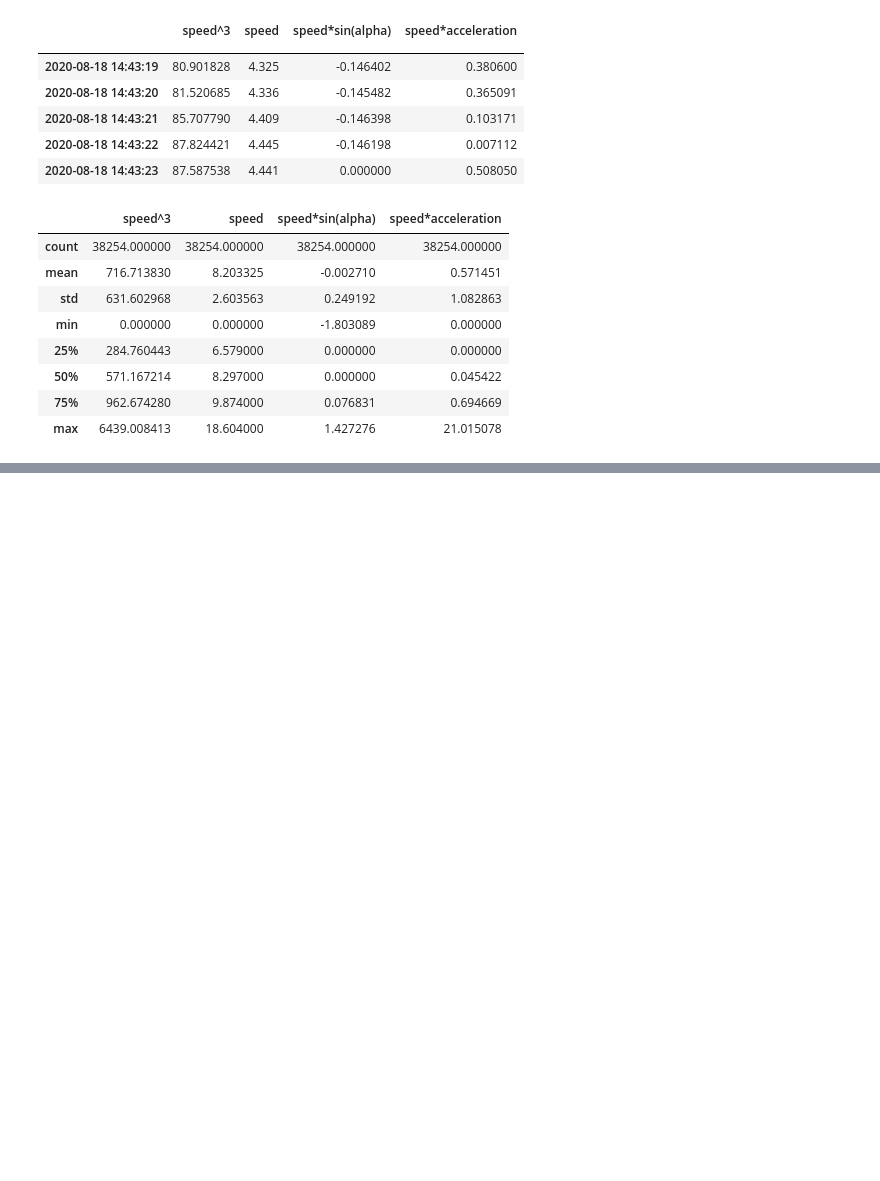
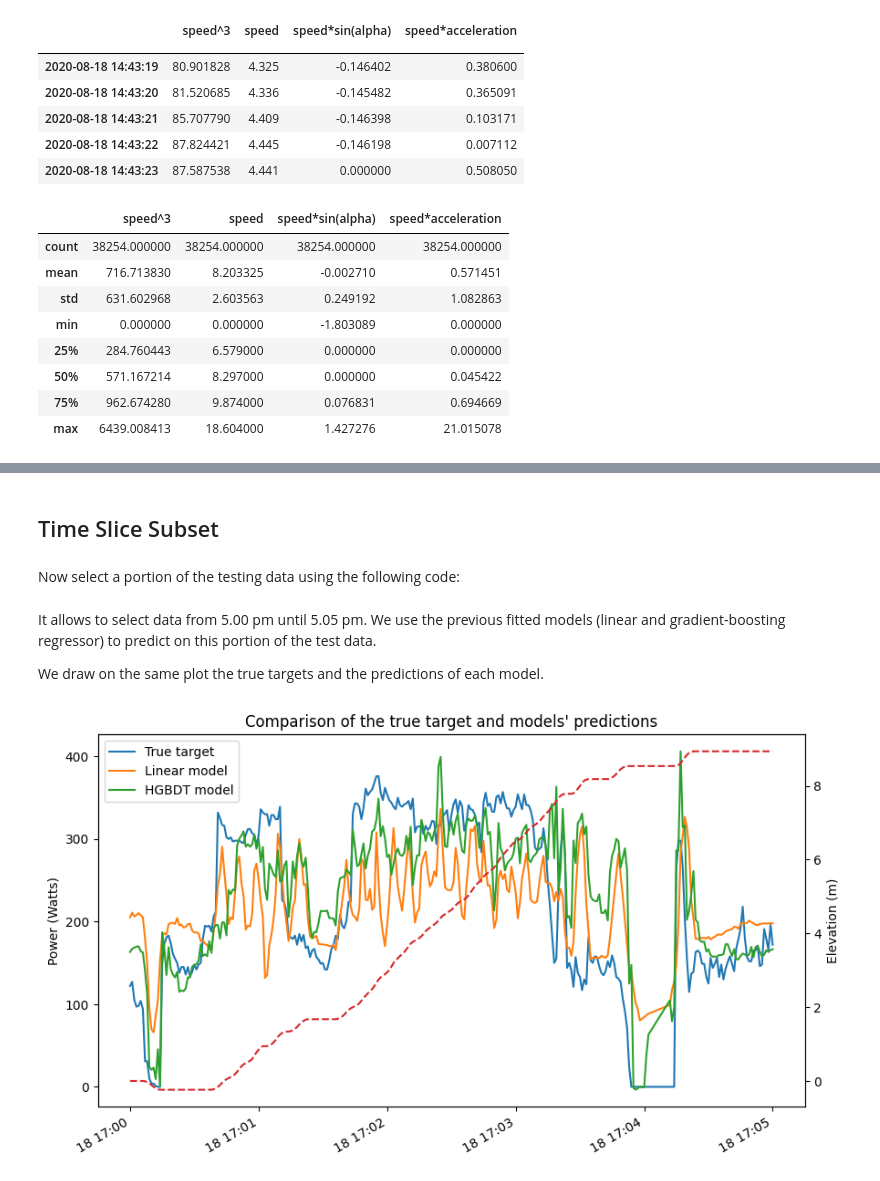
Before and after one commit to royaad/INRIA-ML-scikit-learn, a Jupyter notebook: Module 7/761_evaluation_questions.ipynb, the cells around one changed output, grey strips where cells are left out. Cells and saved outputs as stored; diff of their text form; code cells hidden in the pictures; blank space fills up the shorter version.

```diff
--- a/Module 7/761_evaluation_questions.ipynb
+++ b/Module 7/761_evaluation_questions.ipynb
@@ -99,0 +408,35 @@ new_data.describe()
+# %% [markdown]
+## Time Slice Subset
+# %% [markdown]
+Now select a portion of the testing data using the following code:
+# %%
+time_slice = slice("2020-08-18 17:00:00", "2020-08-18 17:05:00")
+
+data_test_linear_model_subset = data_linear_model_test[time_slice]
+data_test_subset = data_test[time_slice]
+target_test_subset = target_test[time_slice]
+# %% [markdown]
+It allows to select data from 5.00 pm until 5.05 pm. We use the previous fitted models (linear and gradient-boosting regressor) to predict on this portion of the test data.
+
+We draw on the same plot the true targets and the predictions of each model.
+# %%
+target_predicted_linear_model = ridge.predict(data_test_linear_model_subset)
+target_predicted_hgbdt = hgbdt.predict(data_test_subset)
+
+# make the plot
+ax = target_test_subset.plot(label="True target", figsize=(10, 6))
+ax.plot(target_test_subset.index, target_predicted_linear_model, label="Linear model")
+ax.plot(target_test_subset.index, target_predicted_hgbdt, label="HGBDT model")
+ax.set_ylabel("Power (Watts)")
+plt.legend()
+
+# In addition, we add the elevation to show that the data were acquired in a hill.
+# This part of the answer was optional.
+ax_elevation = ax.twinx()
+ax_elevation.plot(target_test_subset.index, data_test_subset["slope"].cumsum(),
+                  color="tab:red", linestyle="--")
+ax_elevation.set_ylabel("Elevation (m)")
+
+_ = plt.title("Comparison of the true target and models' predictions")
+# %% [output]
+[figure, added]
```
Also changed, not shown: parts of 49 cells of this notebook, 1 other file.
